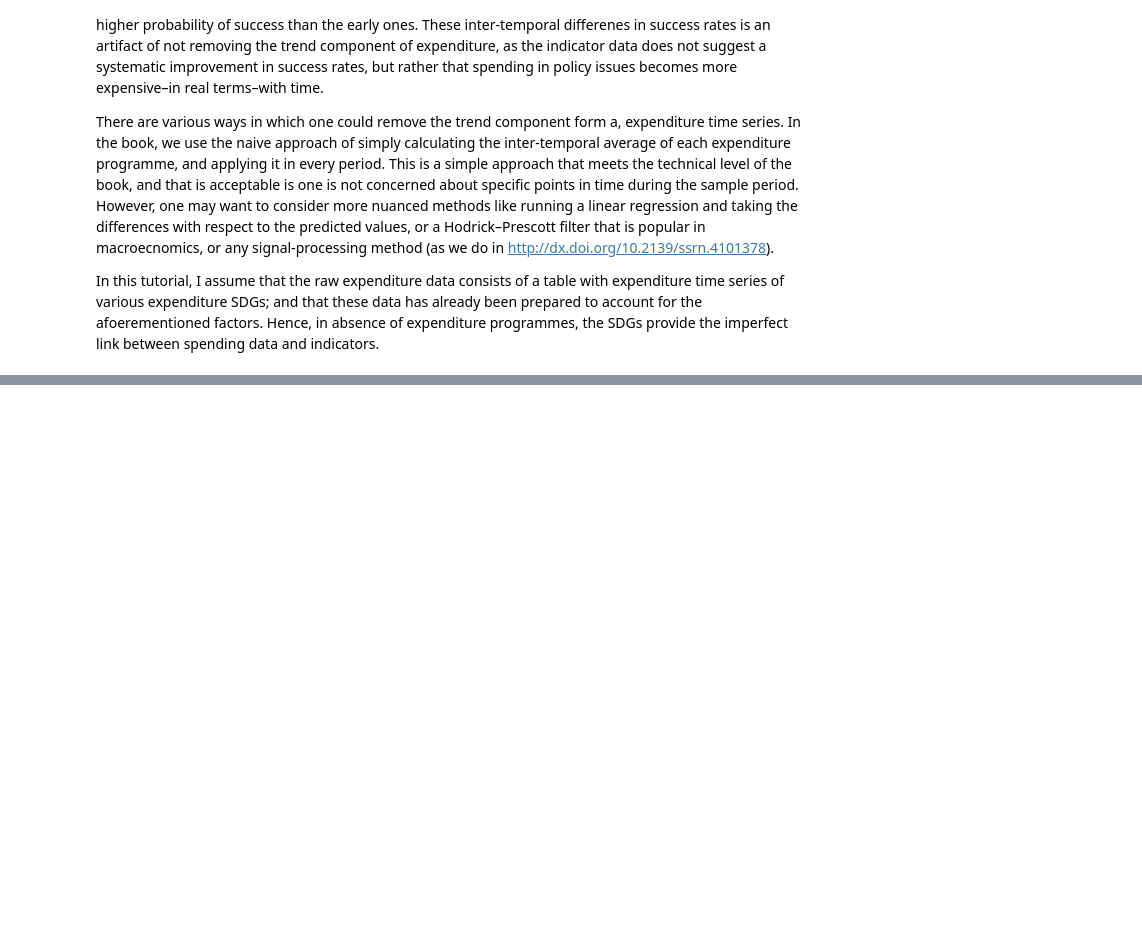
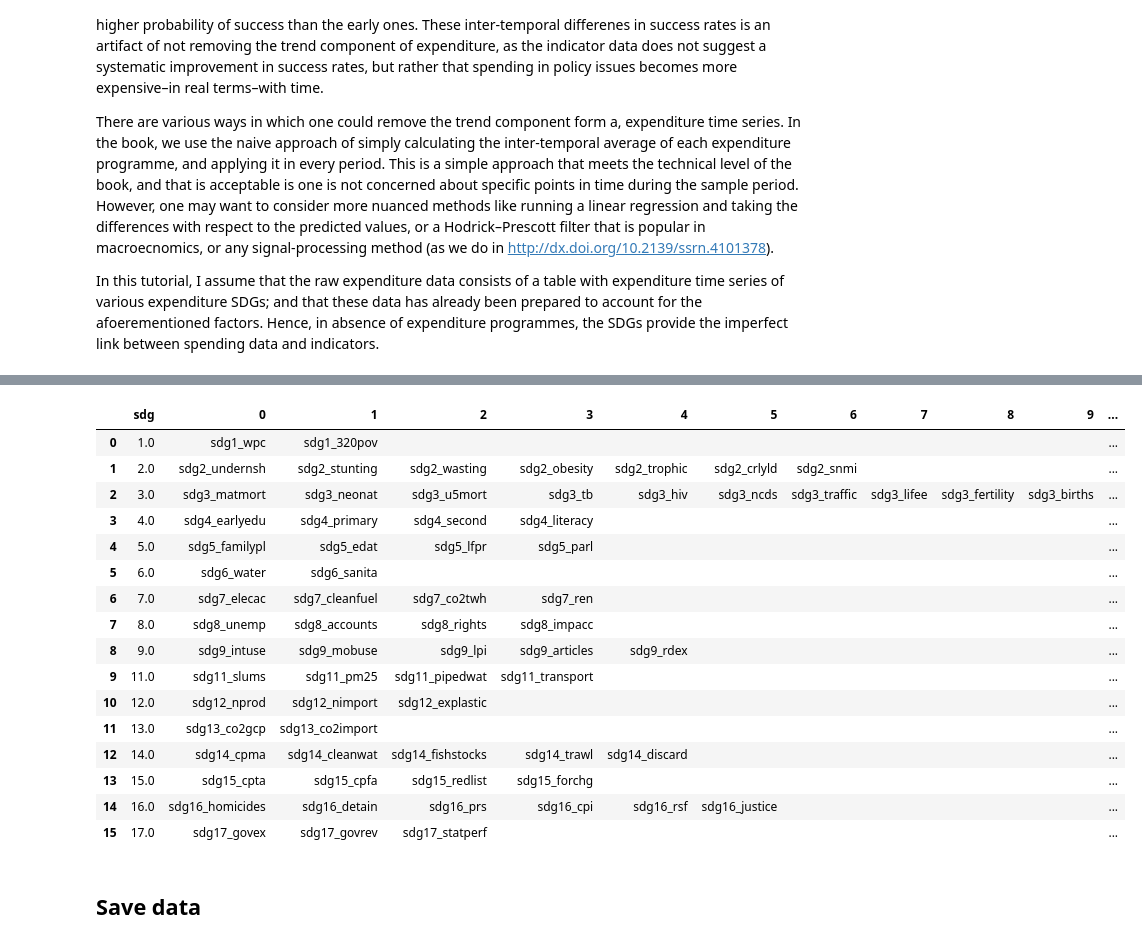
Before and after one commit to oguerrer/ppi, a Jupyter notebook: tutorials/01c - data preparation (expenditure).ipynb, the cells around one changed output, grey strips where cells are left out. Saved outputs shown, nothing was run; the diff lists cells and outputs as text; code cells hidden in the pictures; blank space fills up the shorter version.

```diff
--- a/tutorials/01c - data preparation (expenditure).ipynb
+++ b/tutorials/01c - data preparation (expenditure).ipynb
@@ -40,0 +147,37 @@ In this tutorial, I assume that the raw expenditure data consists of a table wit
+# %%
+rel_dict = dict([(sdg, []) for sdg in df_exp.sdg])
+for index, row in data_indi.iterrows():
+    rel_dict[row.sdg].append(row.seriesCode)
+
+n_cols = max([len(value) for value in rel_dict.values()])
+
+M = [['' for i in range(n_cols+1)] for sdg in rel_dict.values()]
+for i, items in enumerate(rel_dict.items()):
+    sdg, indis = items
+    M[i][0] = sdg
+    for j, indi in enumerate(indis):
+        M[i][j+1] = indi
+
+df_rel = pd.DataFrame(M, columns=['sdg']+list(range(n_cols)))
+# %%
+df_rel
+# %% [output]
+|  | sdg | 0 | 1 | 2 | 3 | 4 | 5 | 6 | 7 | 8 | 9 | ... |
+| 0 | 1.0 | sdg1_wpc | sdg1_320pov |  |  |  |  |  |  |  |  | ... |
+| 1 | 2.0 | sdg2_undernsh | sdg2_stunting | sdg2_wasting | sdg2_obesity | sdg2_trophic | sdg2_crlyld | sdg2_snmi |  |  |  | ... |
+| 2 | 3.0 | sdg3_matmort | sdg3_neonat | sdg3_u5mort | sdg3_tb | sdg3_hiv | sdg3_ncds | sdg3_traffic | sdg3_lifee | sdg3_fertility | sdg3_births | ... |
+| 3 | 4.0 | sdg4_earlyedu | sdg4_primary | sdg4_second | sdg4_literacy |  |  |  |  |  |  | ... |
+| 4 | 5.0 | sdg5_familypl | sdg5_edat | sdg5_lfpr | sdg5_parl |  |  |  |  |  |  | ... |
+| 5 | 6.0 | sdg6_water | sdg6_sanita |  |  |  |  |  |  |  |  | ... |
+| 6 | 7.0 | sdg7_elecac | sdg7_cleanfuel | sdg7_co2twh | sdg7_ren |  |  |  |  |  |  | ... |
+| 7 | 8.0 | sdg8_unemp | sdg8_accounts | sdg8_rights | sdg8_impacc |  |  |  |  |  |  | ... |
+| 8 | 9.0 | sdg9_intuse | sdg9_mobuse | sdg9_lpi | sdg9_articles | sdg9_rdex |  |  |  |  |  | ... |
+| 9 | 11.0 | sdg11_slums | sdg11_pm25 | sdg11_pipedwat | sdg11_transport |  |  |  |  |  |  | ... |
+| 10 | 12.0 | sdg12_nprod | sdg12_nimport | sdg12_explastic |  |  |  |  |  |  |  | ... |
+| 11 | 13.0 | sdg13_co2gcp | sdg13_co2import |  |  |  |  |  |  |  |  | ... |
+| 12 | 14.0 | sdg14_cpma | sdg14_cleanwat | sdg14_fishstocks | sdg14_trawl | sdg14_discard |  |  |  |  |  | ... |
+| 13 | 15.0 | sdg15_cpta | sdg15_cpfa | sdg15_redlist | sdg15_forchg |  |  |  |  |  |  | ... |
+| 14 | 16.0 | sdg16_homicides | sdg16_detain | sdg16_prs | sdg16_cpi | sdg16_rsf | sdg16_justice |  |  |  |  | ... |
+| 15 | 17.0 | sdg17_govex | sdg17_govrev | sdg17_statperf |  |  |  |  |  |  |  | ... |
+# %% [markdown]
+## Save data
```
Also changed, not shown: parts of 11 cells of this notebook, 4 other files.
